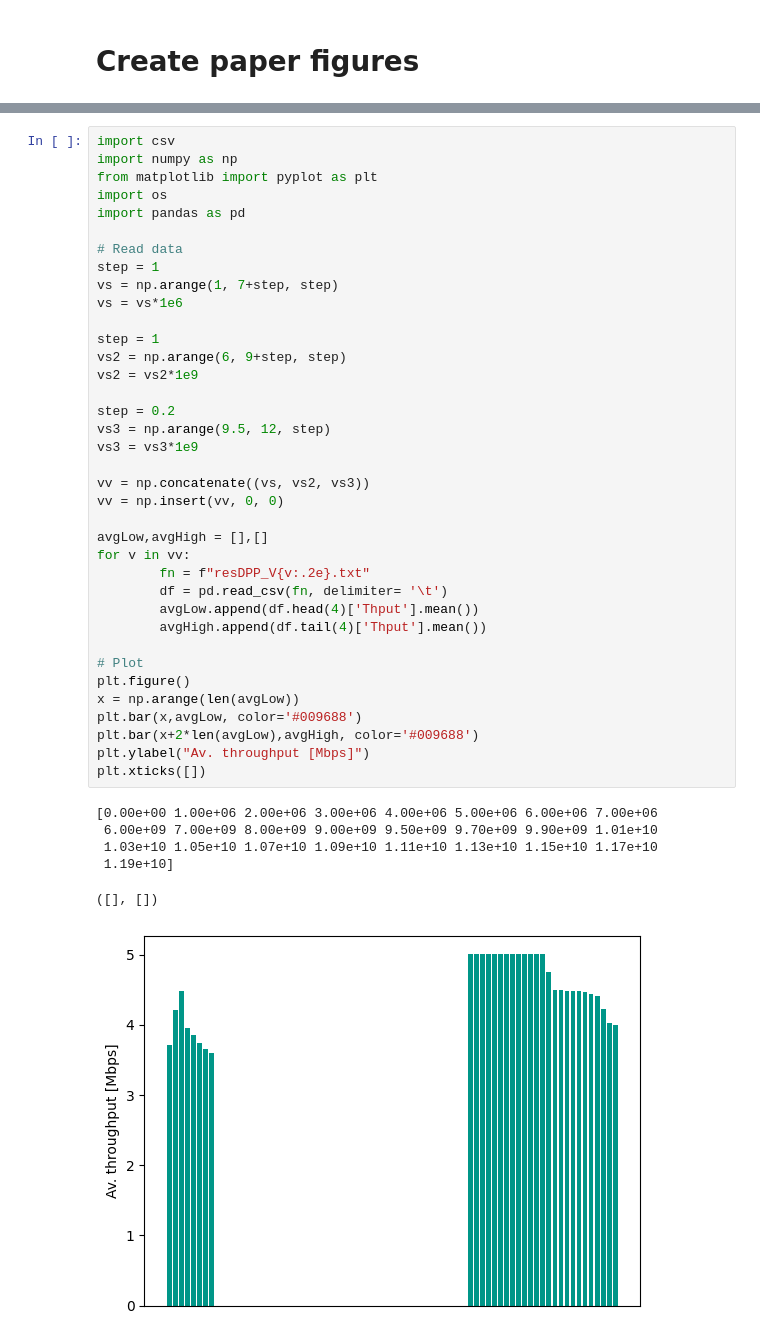
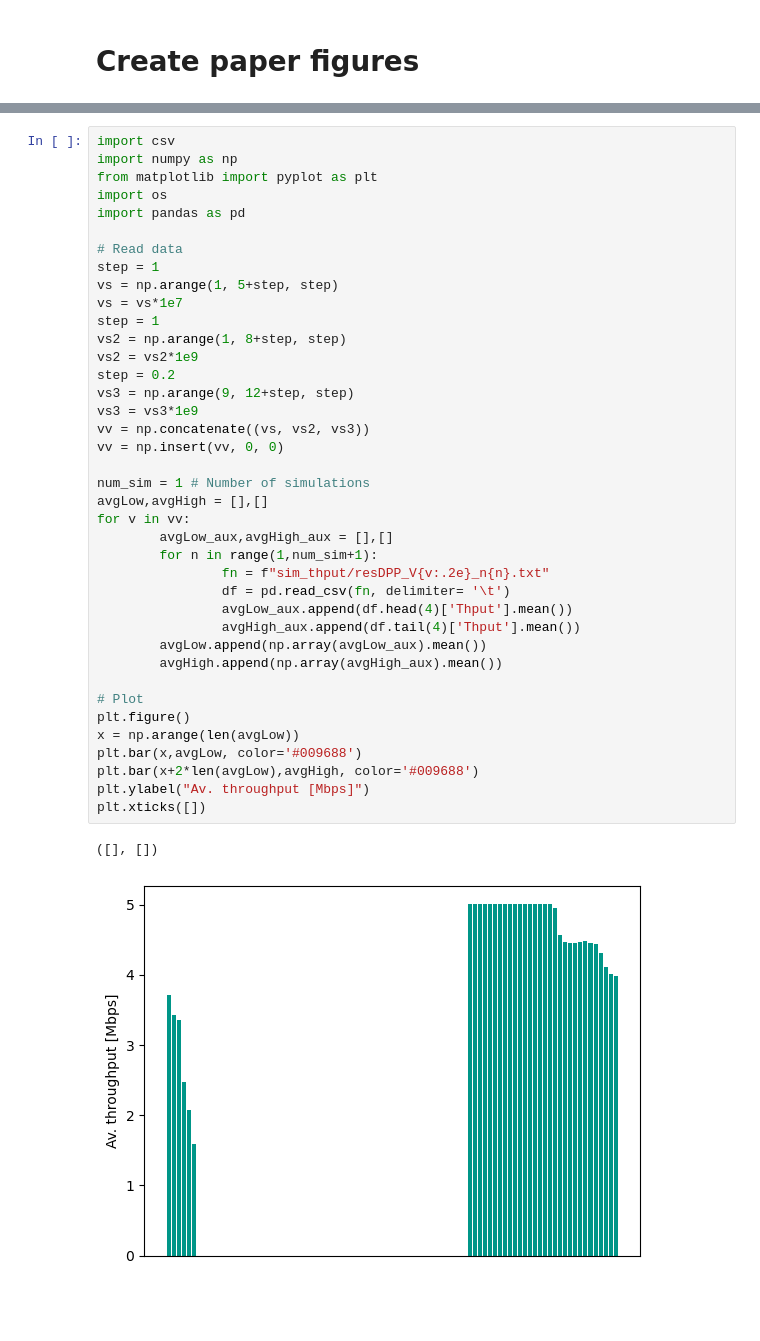
Before and after one commit to tlmat-unican/5glena-lyapunov-mac-scheduler, a Jupyter notebook: run.ipynb, the cells around one changed output, grey strips where cells are left out. Saved outputs shown, nothing was run; the diff lists cells and outputs as text; blank space fills up the shorter version.

```diff
--- a/run.ipynb
+++ b/run.ipynb
@@ -180,47 +175,45 @@ Qos
 # %%
 import csv
 import numpy as np
 from matplotlib import pyplot as plt
 import os
 import pandas as pd
 
 # Read data
 step = 1
-vs = np.arange(1, 7+step, step)
-vs = vs*1e6
-
+vs = np.arange(1, 5+step, step)
+vs = vs*1e7
 step = 1
-vs2 = np.arange(6, 9+step, step)
+vs2 = np.arange(1, 8+step, step)
 vs2 = vs2*1e9
-
 step = 0.2
-vs3 = np.arange(9.5, 12, step)
+vs3 = np.arange(9, 12+step, step)
 vs3 = vs3*1e9
-
 vv = np.concatenate((vs, vs2, vs3))
 vv = np.insert(vv, 0, 0)
 
+num_sim = 1 # Number of simulations
 avgLow,avgHigh = [],[]
 for v in vv:
-        fn = f"resDPP_V{v:.2e}.txt"
-        df = pd.read_csv(fn, delimiter= '\t')
-        avgLow.append(df.head(4)['Thput'].mean())
-        avgHigh.append(df.tail(4)['Thput'].mean())
+        avgLow_aux,avgHigh_aux = [],[]
+        for n in range(1,num_sim+1):
+                fn = f"sim_thput/resDPP_V{v:.2e}_n{n}.txt"
+                df = pd.read_csv(fn, delimiter= '\t')
+                avgLow_aux.append(df.head(4)['Thput'].mean())
+                avgHigh_aux.append(df.tail(4)['Thput'].mean())
+        avgLow.append(np.array(avgLow_aux).mean())
+        avgHigh.append(np.array(avgHigh_aux).mean())
 
 # Plot
 plt.figure()
 x = np.arange(len(avgLow))
 plt.bar(x,avgLow, color='#009688')
 plt.bar(x+2*len(avgLow),avgHigh, color='#009688')
 plt.ylabel("Av. throughput [Mbps]")
 plt.xticks([])
 # %% [output]
-[0.00e+00 1.00e+06 2.00e+06 3.00e+06 4.00e+06 5.00e+06 6.00e+06 7.00e+06
- 6.00e+09 7.00e+09 8.00e+09 9.00e+09 9.50e+09 9.70e+09 9.90e+09 1.01e+10
- 1.03e+10 1.05e+10 1.07e+10 1.09e+10 1.11e+10 1.13e+10 1.15e+10 1.17e+10
- 1.19e+10]
+([], [])
-([], [])
-[figure, old version]
+[figure, new version]
 # %%
 import csv
 import numpy as np
```
Also changed, not shown: parts of 5 cells of this notebook, 41 other files.
